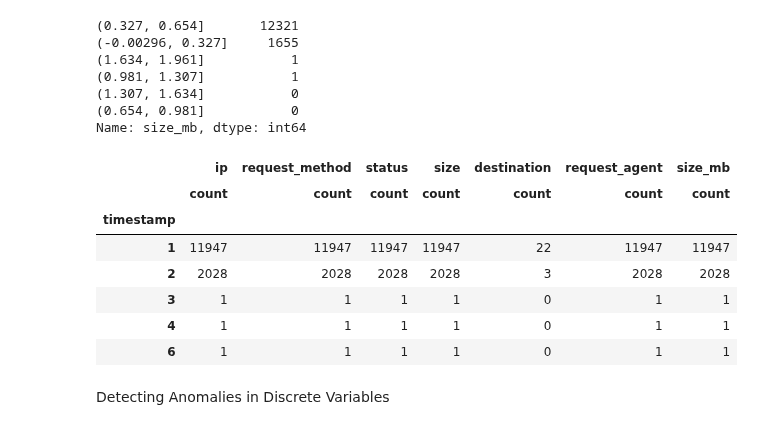
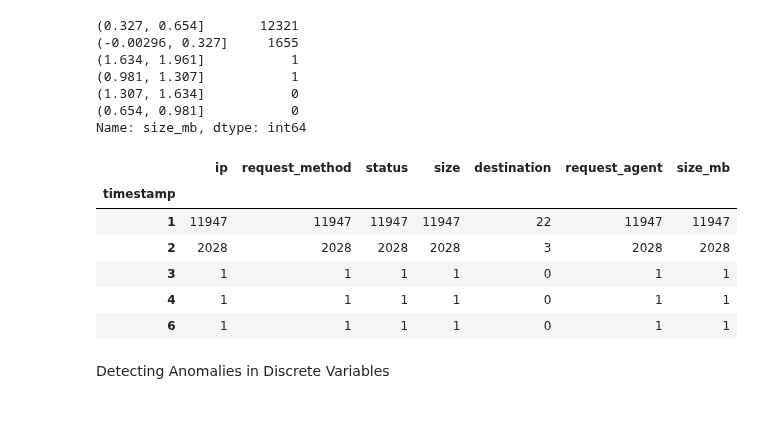
Before and after one commit to cari-holmes/ds-methodologies-exercises, a Jupyter notebook: anomaly_detection/discrete_anomaly_detection.ipynb, the cells around one changed output. Saved outputs shown, nothing was run; the diff lists cells and outputs as text; code cells hidden in the pictures.

```diff
--- a/anomaly_detection/discrete_anomaly_detection.ipynb
+++ b/anomaly_detection/discrete_anomaly_detection.ipynb
@@ -241,10 +241,9 @@ df.size_mb.value_counts(bins=6)
 Name: size_mb, dtype: int64
 # %%
 # majority of requests come in on Tuesday, with some on Wednesday
-df.groupby(df.index.dayofweek).agg(['count'])
+df.groupby(df.index.dayofweek).agg('count')
 # %% [output]
 |  | ip | request_method | status | size | destination | request_agent | size_mb |
-|  | count | count | count | count | count | count | count |
 | timestamp |  |  |  |  |  |  |  |
 | 1 | 11947 | 11947 | 11947 | 11947 | 22 | 11947 | 11947 |
 | 2 | 2028 | 2028 | 2028 | 2028 | 3 | 2028 | 2028 |
```
Also changed, not shown: parts of 1 cell of this notebook.
